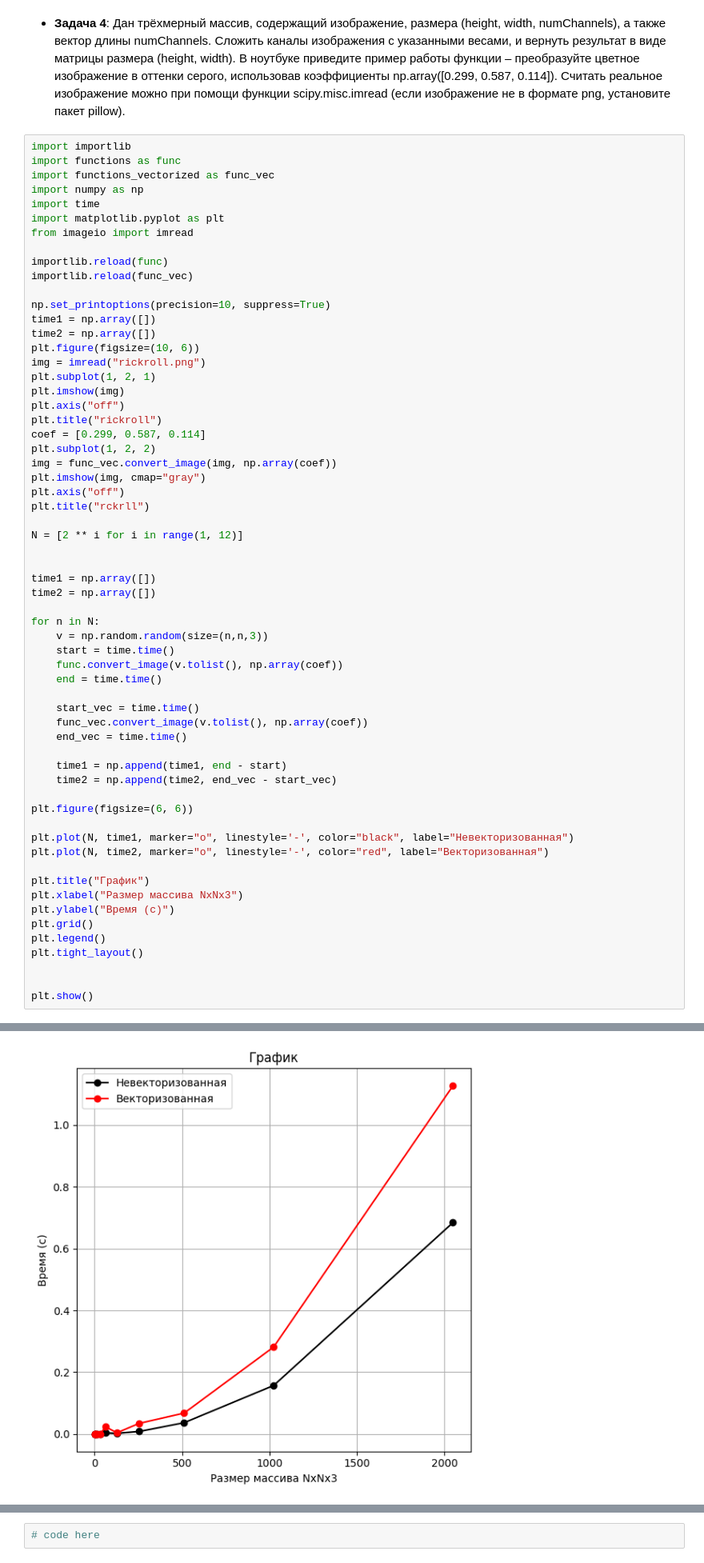
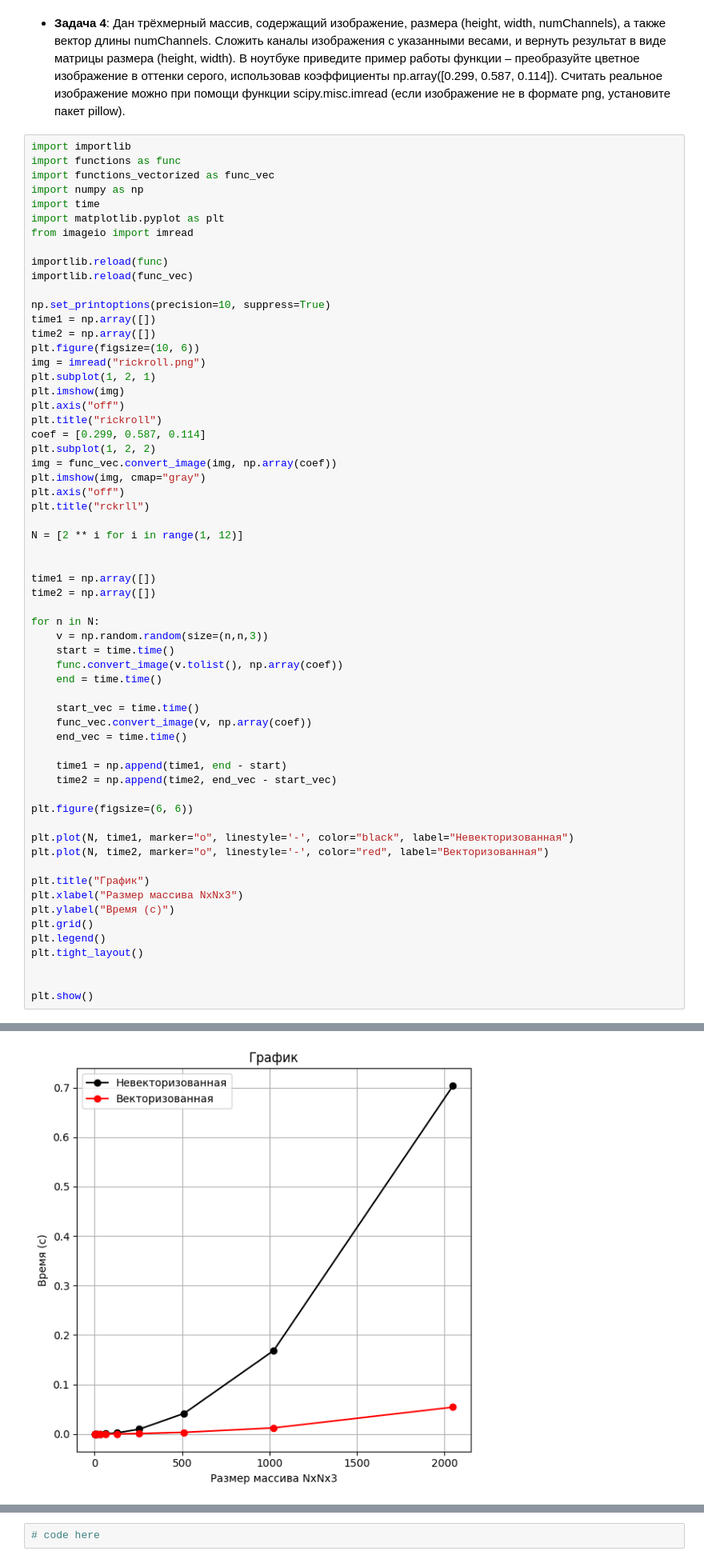
Before and after one commit to msalyakhov/Home-work-1, a Jupyter notebook: task1_numpy_practive.ipynb, the cells around one changed output, grey strips where cells are left out. Shown: that part at 80% size. Drawn from its saved outputs; the diff is of its cells as text.

```diff
--- a/task1_numpy_practive.ipynb
+++ b/task1_numpy_practive.ipynb
@@ -231,35 +231,35 @@ time1 = np.array([])
 time2 = np.array([])
 
 for n in N:
     v = np.random.random(size=(n,n,3))
     start = time.time()
     func.convert_image(v.tolist(), np.array(coef))
     end = time.time()
 
     start_vec = time.time()
-    func_vec.convert_image(v.tolist(), np.array(coef))
+    func_vec.convert_image(v, np.array(coef))
     end_vec = time.time()
 
     time1 = np.append(time1, end - start)
     time2 = np.append(time2, end_vec - start_vec)
 
 plt.figure(figsize=(6, 6))
 
 plt.plot(N, time1, marker="o", linestyle='-', color="black", label="Невекторизованная")
 plt.plot(N, time2, marker="o", linestyle='-', color="red", label="Векторизованная")
 
 plt.title("График")
 plt.xlabel("Размер массива NxNx3")
 plt.ylabel("Время (c)")
 plt.grid()
 plt.legend()
 plt.tight_layout()
 
 
 plt.show()
 # %% [output]
 [figure]
-[figure, old version]
+[figure, new version]
 # %% [markdown]
 * __Задача 5__: Реализовать кодирование длин серий (Run-length encoding). Для некоторого вектора x необходимо вернуть кортеж из двух векторов одинаковой длины. Первый содержит числа, а второй - сколько раз их нужно повторить.
  Например, для x = np.array([2, 2, 2, 3, 3, 3, 5]) ответ – (np.array([2, 3, 5]), np.array([3, 3, 1])).
```
